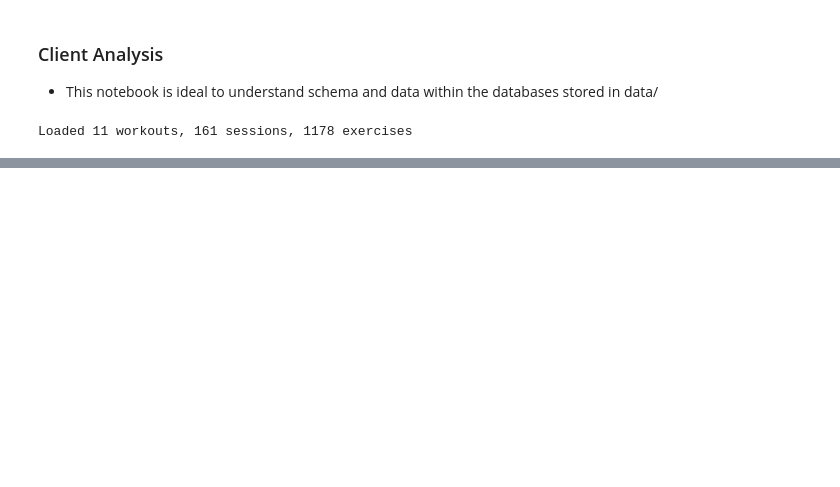
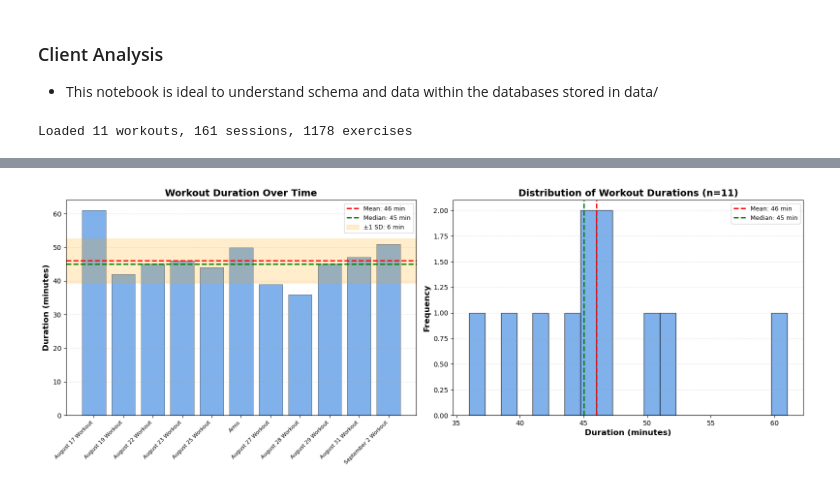
Before and after one commit to ddiaz1126/FibuWorkoutChat, a Jupyter notebook: notebooks/client_anaylsis.ipynb, the cells around one changed output, grey strips where cells are left out. Cells and saved outputs as stored; diff of their text form; code cells hidden in the pictures; blank space fills up the shorter version.

```diff
--- a/notebooks/client_anaylsis.ipynb
+++ b/notebooks/client_anaylsis.ipynb
@@ -23,0 +155,86 @@ Loaded 11 workouts, 161 sessions, 1178 exercises
+# %%
+workouts_with_duration = workouts[workouts['duration'].notna()].copy()
+workouts_with_duration['duration_minutes'] = workouts_with_duration['duration']
+
+# Calculate statistics
+mean_duration = workouts_with_duration['duration_minutes'].mean()
+median_duration = workouts_with_duration['duration_minutes'].median()
+std_duration = workouts_with_duration['duration_minutes'].std()
+min_duration = workouts_with_duration['duration_minutes'].min()
+max_duration = workouts_with_duration['duration_minutes'].max()
+q1 = workouts_with_duration['duration_minutes'].quantile(0.25)
+q3 = workouts_with_duration['duration_minutes'].quantile(0.75)
+
+# Sort by date
+if 'workout_date' in workouts_with_duration.columns:
+    workouts_sorted = workouts_with_duration.sort_values('workout_date').head(20)
+elif 'created_at' in workouts_with_duration.columns:
+    workouts_sorted = workouts_with_duration.sort_values('created_at').head(20)
+else:
+    workouts_sorted = workouts_with_duration.head(20)
+
+# Create figure with two subplots side by side
+fig, (ax1, ax2) = plt.subplots(1, 2, figsize=(16, 6))
+
+# LEFT: Bar chart (original)
+bars = ax1.bar(range(len(workouts_sorted)),
+               workouts_sorted['duration_minutes'],
+               color='#4A90E2',
+               edgecolor='black',
+               linewidth=0.5,
+               alpha=0.7)
+
+# Add mean line
+ax1.axhline(y=mean_duration, color='red', linestyle='--', linewidth=2, label=f'Mean: {int(mean_duration)} min')
+ax1.axhline(y=median_duration, color='green', linestyle='--', linewidth=2, label=f'Median: {int(median_duration)} min')
+ax1.axhspan(mean_duration - std_duration, mean_duration + std_duration,
+            alpha=0.2, color='orange', label=f'±1 SD: {int(std_duration)} min')
+
+if 'workout_name' in workouts_sorted.columns:
+    ax1.set_xticks(range(len(workouts_sorted)))
+    ax1.set_xticklabels(workouts_sorted['workout_name'], rotation=45, ha='right', fontsize=8)
+else:
+    ax1.set_xlabel('Workout Index', fontsize=12)
+
+ax1.set_ylabel('Duration (minutes)', fontsize=12, fontweight='bold')
+ax1.set_title('Workout Duration Over Time', fontsize=14, fontweight='bold')
+ax1.grid(axis='y', alpha=0.3, linestyle='--')
+ax1.legend(loc='upper right', fontsize=9)
+
+# RIGHT: Histogram
+ax2.hist(workouts_with_duration['duration_minutes'],
+         bins=20,
+         color='#4A90E2',
+         edgecolor='black',
+         alpha=0.7)
+
+# Add mean and median lines
+ax2.axvline(x=mean_duration, color='red', linestyle='--', linewidth=2, label=f'Mean: {int(mean_duration)} min')
+ax2.axvline(x=median_duration, color='green', linestyle='--', linewidth=2, label=f'Median: {int(median_duration)} min')
+
+ax2.set_xlabel('Duration (minutes)', fontsize=12, fontweight='bold')
+ax2.set_ylabel('Frequency', fontsize=12, fontweight='bold')
+ax2.set_title(f'Distribution of Workout Durations (n={len(workouts_with_duration)})', fontsize=14, fontweight='bold')
+ax2.grid(axis='y', alpha=0.3, linestyle='--')
+ax2.legend(loc='upper right', fontsize=9)
+
+plt.tight_layout()
+plt.savefig('../scripts/workouts_duration_analysis.png', dpi=300, bbox_inches='tight')
+plt.show()
+
+# Print statistics
+print("=" * 50)
+print("WORKOUT DURATION STATISTICS")
+print("=" * 50)
+print(f"Total Workouts:      {len(workouts_with_duration)}")
+print(f"Mean Duration:       {int(mean_duration)} minutes")
+print(f"Median Duration:     {int(median_duration)} minutes")
+print(f"Std Deviation:       {int(std_duration)} minutes")
+print(f"Min Duration:        {int(min_duration)} minutes")
+print(f"Max Duration:        {int(max_duration)} minutes")
+print(f"25th Percentile:     {int(q1)} minutes")
+print(f"75th Percentile:     {int(q3)} minutes")
+print(f"Range:               {int(max_duration - min_duration)} minutes")
+print("=" * 50)
+# %% [output]
+[figure, added]
```
Also changed, not shown: parts of 21 cells of this notebook, 9 other files.
